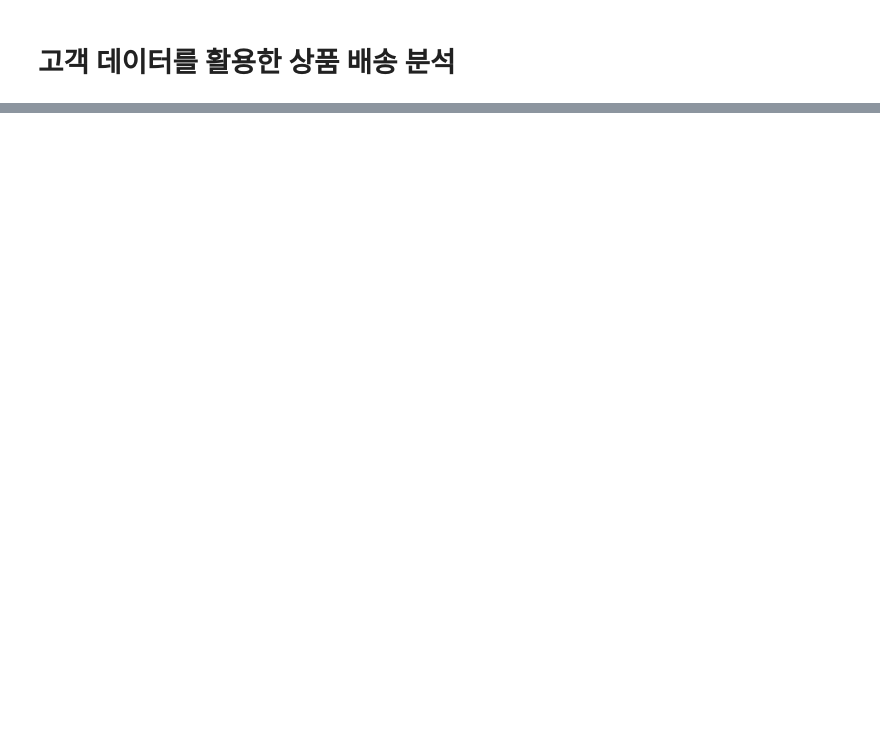
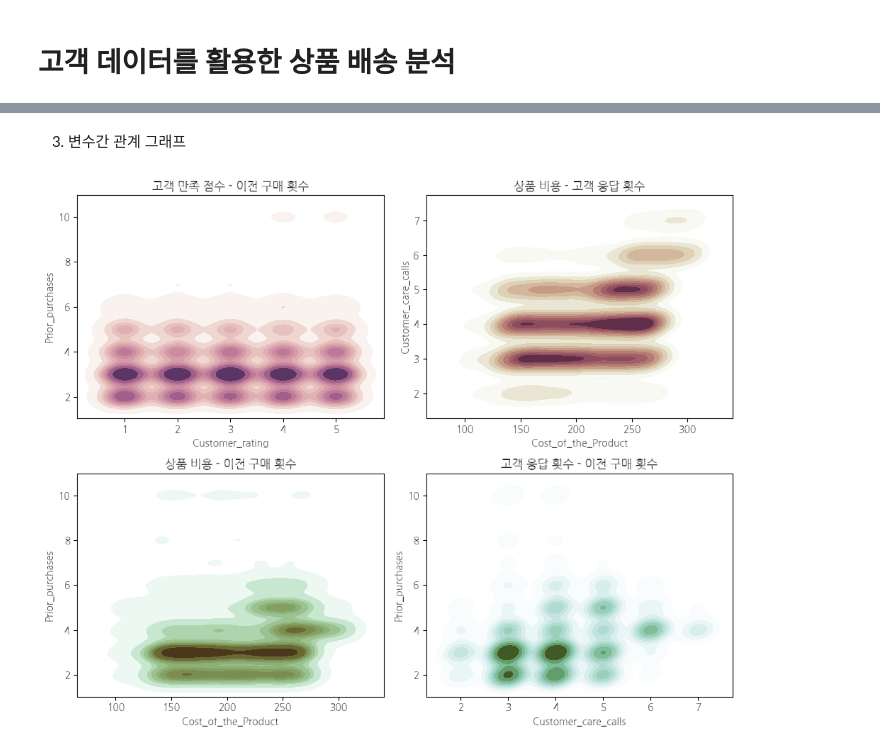
Before and after one commit to yunyun3599/MLStudy, a Jupyter notebook: Data_Anaylsis_And_Machine_Learning/05_item_delivery_analyzing_using_customer_data/item_delivery_analyzing_using_customer_data.ipynb, the cells around one changed output, grey strips where cells are left out. Cells and saved outputs as stored; diff of their text form; code cells hidden in the pictures; blank space fills up the shorter version.

```diff
--- a/Data_Anaylsis_And_Machine_Learning/05_item_delivery_analyzing_using_customer_data/item_delivery_analyzing_using_customer_data.ipynb
+++ b/Data_Anaylsis_And_Machine_Learning/05_item_delivery_analyzing_using_customer_data/item_delivery_analyzing_using_customer_data.ipynb
@@ -13,0 +16,12 @@ Reached on time 항목을 target 값으로 활용 가능
+# %%
+! apt-get update -qq
+! apt-get install fonts-nanum* -qq
+
+import matplotlib.pyplot as plt
+import matplotlib.font_manager as fm
+
+path = '/usr/share/fonts/truetype/nanum/NanumGothicEco.ttf'
+font_name = 'NanumGothic'
+fe = fm.FontEntry(fname=path, name=font_name)
+fm.fontManager.ttflist.insert(0, fe)
+plt.rcParams.update({'font.size': 10, 'font.family': font_name})
@@ -13,0 +69,3 @@ Reached on time 항목을 target 값으로 활용 가능
+# %%
+train = pd.read_csv('/content/drive/MyDrive/MLStudy/Data_Anaylsis_And_Machine_Learning/05_item_delivery_analyzing_using_customer_data/Train.csv')
+train.head()
@@ -13,0 +126,40 @@ Reached on time 항목을 target 값으로 활용 가능
+# %% [markdown]
+3) 변수간 관계 그래프
+# %%
+# 여러 개의 KDE Plot 생성 준비
+f, axes = plt.subplots(2, 2, figsize=(10, 8), sharex=False, sharey=False)
+
+# Plot 색상 설정
+s = np.linspace(0, 3, 10)
+
+# 1-1
+cmap = sns.cubehelix_palette(start=0.0, light=1, as_cmap=True)
+x = train['Customer_rating']
+y = train['Prior_purchases']
+sns.kdeplot(x=x, y=y, cmap=cmap, shade=True, ax=axes[0, 0])
+axes[0, 0].set(title='고객 만족 점수 - 이전 구매 횟수')
+
+# 1-2
+cmap = sns.cubehelix_palette(start=0.333, light=1, as_cmap=True)
+x = train['Cost_of_the_Product']
+y = train['Customer_care_calls']
+sns.kdeplot(x=x, y=y, cmap=cmap, shade=True, ax=axes[0, 1])
+axes[0, 1].set(title='상품 비용 - 고객 응답 횟수')
+
+# 2-1
+cmap = sns.cubehelix_palette(start=1.0, light=1, as_cmap=True)
+x = train['Cost_of_the_Product']
+y = train['Prior_purchases']
+sns.kdeplot(x=x, y=y, cmap=cmap, shade=True, ax=axes[1, 0])
+axes[1, 0].set(title='상품 비용 - 이전 구매 횟수')
+
+# 2-2
+cmap = sns.cubehelix_palette(start=1.333, light=1, as_cmap=True)
+x = train['Customer_care_calls']
+y = train['Prior_purchases']
+sns.kdeplot(x=x, y=y, cmap=cmap, shade=True, ax=axes[1, 1])
+axes[1, 1].set(title='고객 응답 횟수 - 이전 구매 횟수')
+
+f.tight_layout()
+# %% [output]
+[figure, added]
```
Also changed, not shown: parts of 16 cells of this notebook.
